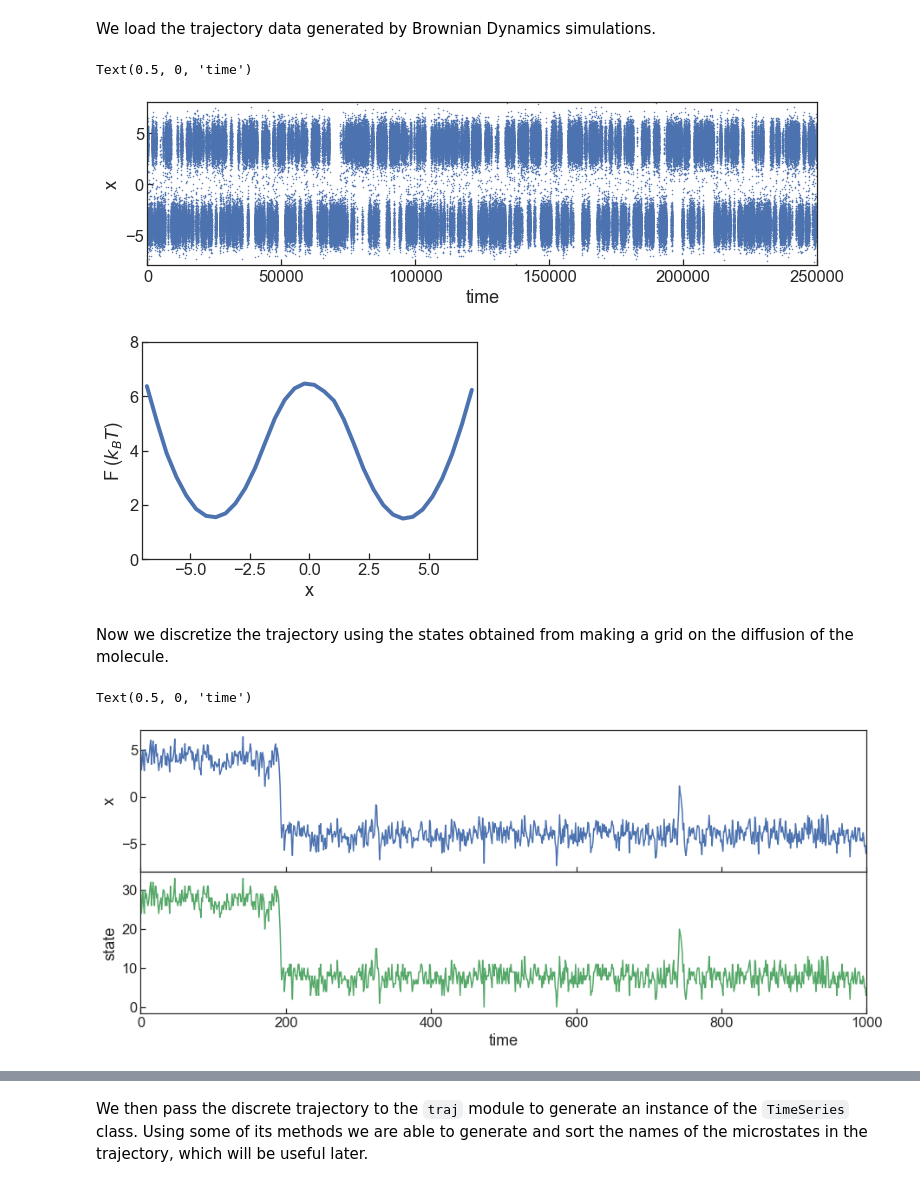
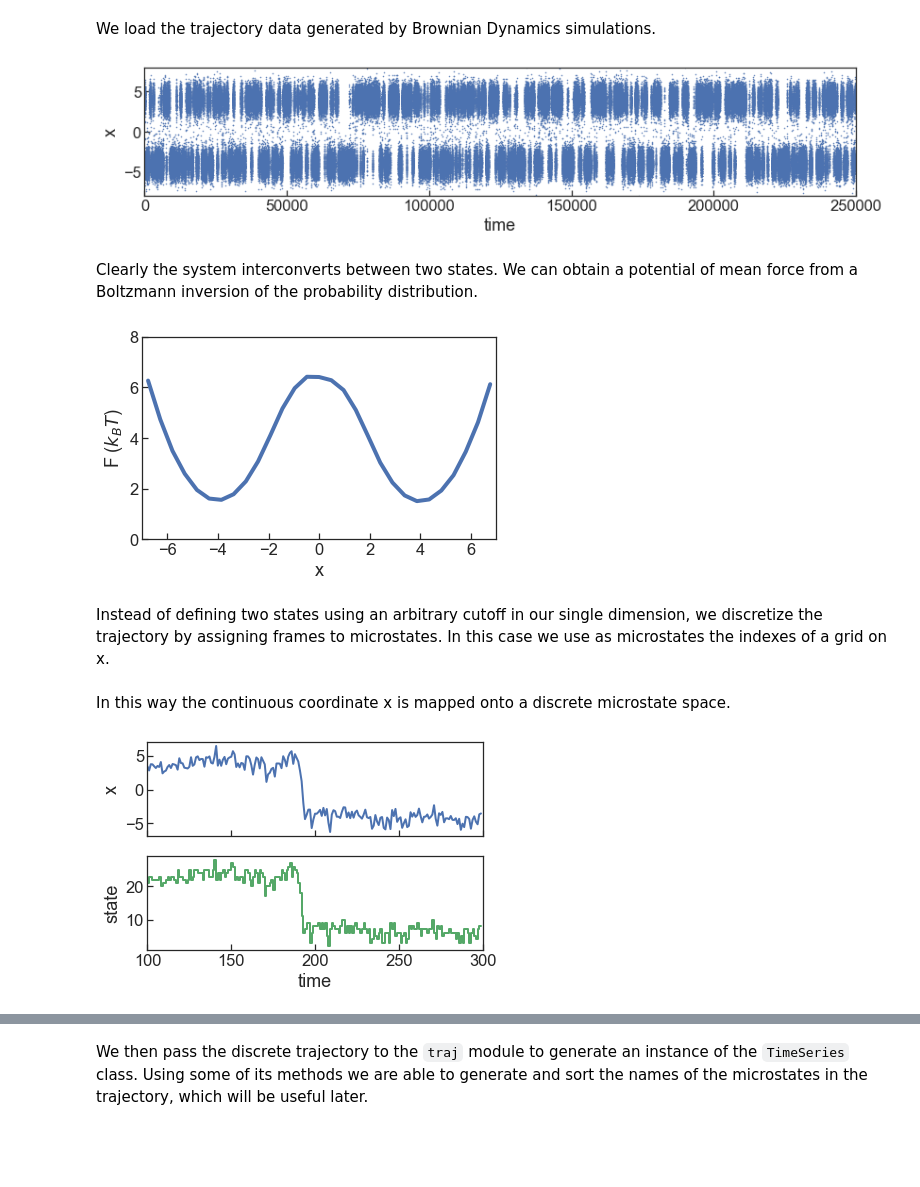
Before and after one commit to BioKT/MasterMSM, a Jupyter notebook: examples/brownian_dynamics_1D/1D_smFS_MSM.ipynb, the cells around one changed output, grey strips where cells are left out. Cells and saved outputs as stored; diff of their text form; code cells hidden in the pictures; blank space fills up the shorter version.

```diff
--- a/examples/brownian_dynamics_1D/1D_smFS_MSM.ipynb
+++ b/examples/brownian_dynamics_1D/1D_smFS_MSM.ipynb
@@ -30,16 +33,18 @@ f.close()
 # %%
 fig, ax = plt.subplots(figsize=(12,3))
 ax.plot(data[:,0],data[:,1],'.', markersize=1)
 ax.set_ylim(-8,8)
 ax.set_xlim(0,250000)
 ax.set_ylabel('x')
 ax.set_xlabel('time')
+plt.tight_layout()
 # %% [output]
-Text(0.5, 0, 'time')
-[figure, old version]
+[figure, new version]
+# %% [markdown]
+Clearly the system interconverts between two states. We can obtain a potential of mean force from a Boltzmann inversion of the probability distribution.
 # %%
 fig, ax = plt.subplots(figsize=(6,4))
-hist, bin_edges = np.histogram(data[:,1], bins=np.linspace(-7,7,35),\
+hist, bin_edges = np.histogram(data[:,1], bins=np.linspace(-7,7,30),\
                                density=True)
 bin_centers = [0.5*(bin_edges[i]+bin_edges[i+1]) \
                for i in range(len(bin_edges)-1)]
@@ -48,21 +53,24 @@ ax.set_xlim(-7,7)
 ax.set_ylim(0,8)
 ax.set_xlabel('x')
 _ = ax.set_ylabel('F ($k_BT$)')
+plt.tight_layout()
 # %% [output]
-[figure, old version]
+[figure, new version]
-# %% [markdown]
-Now we discretize the trajectory using the states obtained from making a grid on the diffusion of the molecule.
+# %% [markdown]
+Instead of defining two states using an arbitrary cutoff in our single dimension, we discretize the trajectory by assigning frames to microstates. In this case we use as microstates the indexes of a grid on x.
 # %%
 assigned_trj = list(np.digitize(data[:,1],bins=bin_edges))
+# %% [markdown]
+In this way the continuous coordinate x is mapped onto a discrete microstate space.
 # %%
-fig,ax=plt.subplots(2,1,figsize=(15,6), sharex=True)
+fig,ax=plt.subplots(2,1, sharex=True)
 plt.subplots_adjust(wspace=0, hspace=0)
-ax[0].plot(range(0,len(data[:,1][:1000])),data[:,1][:1000])
-ax[1].plot(range(0,len(assigned_trj[:1000])),assigned_trj[:1000],color="g")
-ax[0].set_xlim(0,1000)
+ax[0].plot(range(100,len(data[:,1][:300])),data[:,1][100:300], lw=2)
+ax[1].step(range(100,len(assigned_trj[:300])),assigned_trj[100:300], color="g", lw=2)
+ax[0].set_xlim(100,300)
 ax[0].set_ylabel('x')
 ax[1].set_ylabel("state")
 ax[1].set_xlabel("time")
+plt.tight_layout()
 # %% [output]
-Text(0.5, 0, 'time')
-[figure, old version]
+[figure, new version]
```
Also changed, not shown: parts of 20 cells of this notebook.
